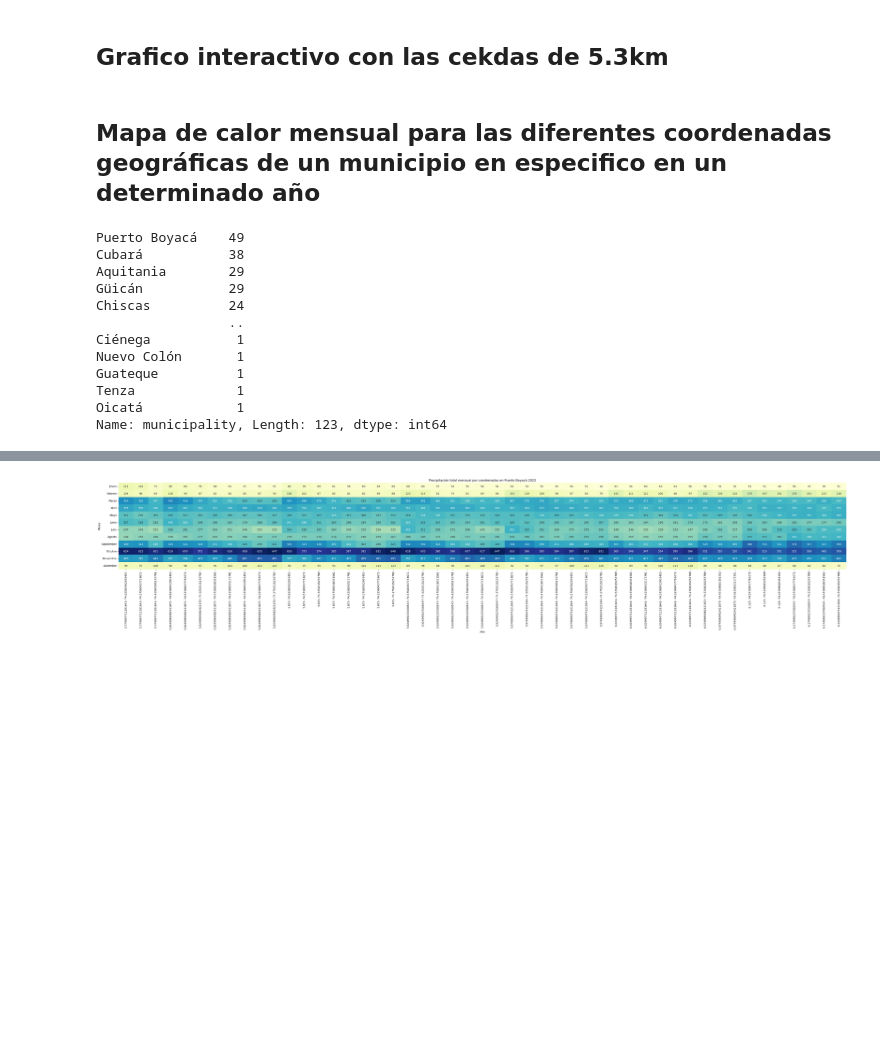
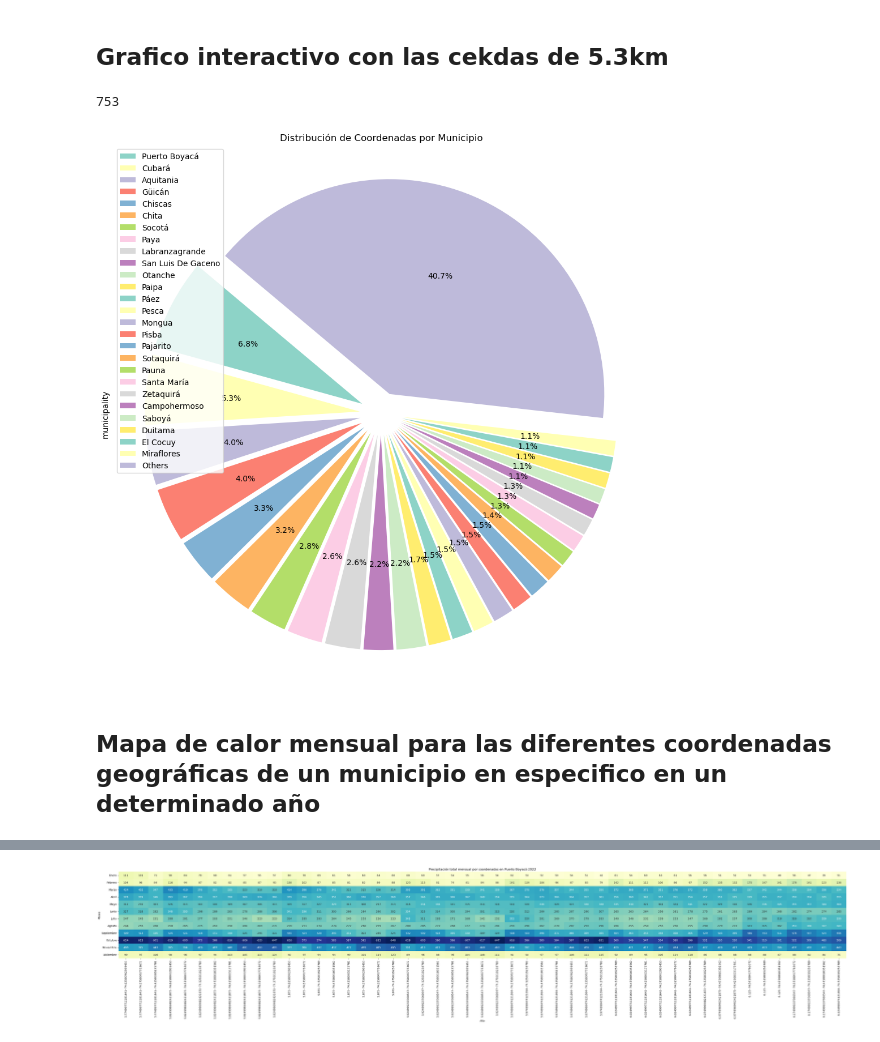
Before and after one commit to Esteban-Duarte31/Degree_Project, a Jupyter notebook: notebooks/data_processing.ipynb, the cells around one changed output, grey strips where cells are left out. Cells and saved outputs as stored; diff of their text form; code cells hidden in the pictures; blank space fills up the shorter version.

```diff
--- a/notebooks/data_processing.ipynb
+++ b/notebooks/data_processing.ipynb
@@ -405,2 +446,31 @@ fig.write_html("precipitacion_mensual.html")
+# %%
+# Cantidad de coordenadas por municipio
+points_by_municipality.sum()
+# %% [output]
+753
+# %%
+import matplotlib.pyplot as plt
+
+# Agrupar categorías pequeñas
+threshold = 0.007  # Porcentaje mínimo para mostrar en el gráfico
+small_categories = points_by_municipality[points_by_municipality / points_by_municipality.sum() < threshold]
+points_by_municipality['Others'] = points_by_municipality[small_categories.index].sum()
+points_to_plot = points_by_municipality[points_by_municipality >= threshold * points_by_municipality.sum()]
+
+# Crear el gráfico de torta
+plt.figure(figsize=(10, 10))
+explode = [0.1] * len(points_to_plot)  # Espacio entre secciones
+colors = plt.cm.Set3.colors  # Colores distintivos
+points_to_plot.plot.pie(autopct='%1.1f%%', legend=False, labels=None, startangle=140, colors=colors, explode=explode)
+
+# Agregar leyenda y etiquetas
+plt.legend(points_to_plot.index, loc="best")
+plt.title("Distribución de Coordenadas por Municipio")
+plt.tight_layout()
+
+# Mostrar el gráfico
+plt.show()
+# %% [output]
+[figure, added]
 # %% [markdown]
 ## Mapa de calor mensual para las diferentes coordenadas geográficas de un municipio en especifico en un determinado año
@@ -419,19 +477,3 @@ df_filtered['month'] = pd.Categorical(df_filtered['month'], categories=[month.ca
-# %%
-# Cantidad de coordenadas por municipio
-points_by_municipality
-# %% [output]
-Puerto Boyacá    49
-Cubará           38
-Aquitania        29
-Güicán           29
-Chiscas          24
-                 ..
-Ciénega           1
-Nuevo Colón       1
-Guateque          1
-Tenza             1
-Oicatá            1
-Name: municipality, Length: 123, dtype: int64
 # %%
 # Mapa de calor opcion 1
 
```
Also changed, not shown: parts of 7 cells of this notebook, 3 other files.
